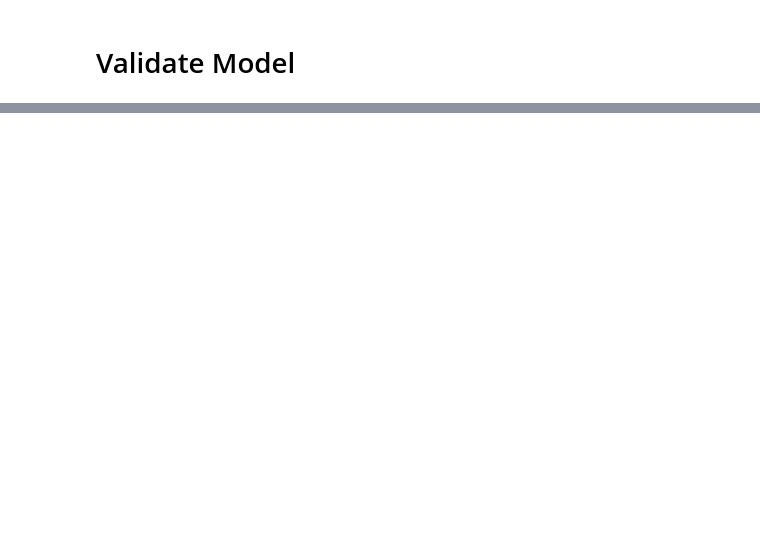
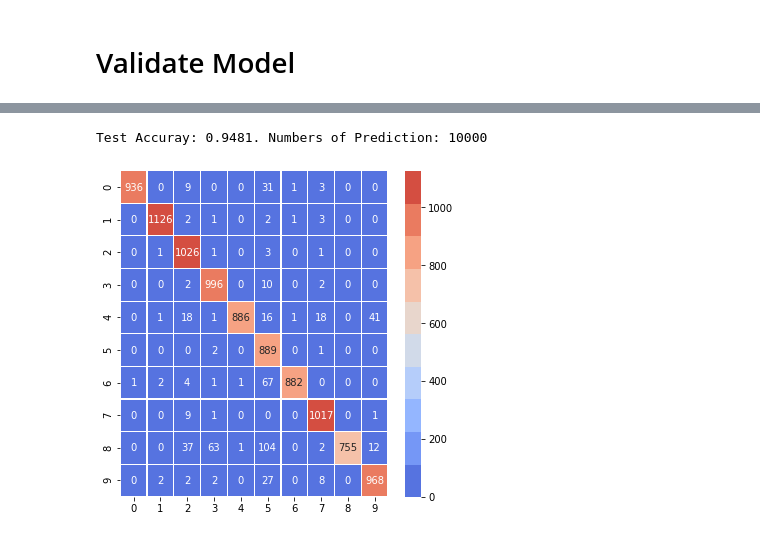
Before and after one commit to luutp/serviceBot, a Jupyter notebook: pytorch_mnist.ipynb, the cells around one changed output, grey strips where cells are left out. Cells and saved outputs as stored; diff of their text form; code cells hidden in the pictures; blank space fills up the shorter version.

```diff
--- a/pytorch_mnist.ipynb
+++ b/pytorch_mnist.ipynb
@@ -589,0 +579,32 @@ KeyboardInterrupt:
+# %%
+def plt_confusion_matrix(predicts, targets, **kwargs):
+    """Plot confusion matrix for Y_label vs Y_predict
+
+    Args:
+        Y_label ([type]): Data label
+        Y_predict ([type]): Prediction from model
+    """
+    save_opt = get_varargin(kwargs, 'save', False)
+    figname = get_varargin(kwargs, 'figname', '{}-model_loss.png'.format(todaystr))
+
+    fig = plt.figure(figsize = (6,6))
+    cm = confusion_matrix(y_true = targets,
+                        y_pred = predicts)
+    sns.heatmap(cm, annot = True, linewidth = 0.2,
+                cmap = sns.color_palette("coolwarm", 10), fmt = 'd')
+
+
+val_loader = torch.utils.data.DataLoader(testset, batch_size = len(testset), shuffle = True)
+images, labels = next(iter(val_loader))
+model.eval()
+acc = 0
+with torch.no_grad():
+    outputs = model(images.to(config.HARDWARE.DEVICE))
+    preds = outputs.argmax(dim=1, keepdim = True).cpu().numpy().flatten()
+labels = labels.cpu().numpy().flatten()
+acc = np.sum(preds == labels)/len(labels)
+print('Test Accuray: {}. Numbers of Prediction: {}'.format(acc, len(labels)))
+plt_confusion_matrix(preds, labels)
+# %% [output]
+Test Accuray: 0.9481. Numbers of Prediction: 10000
+[figure, added]
```
Also changed, not shown: parts of 20 cells of this notebook, 1 other file.
